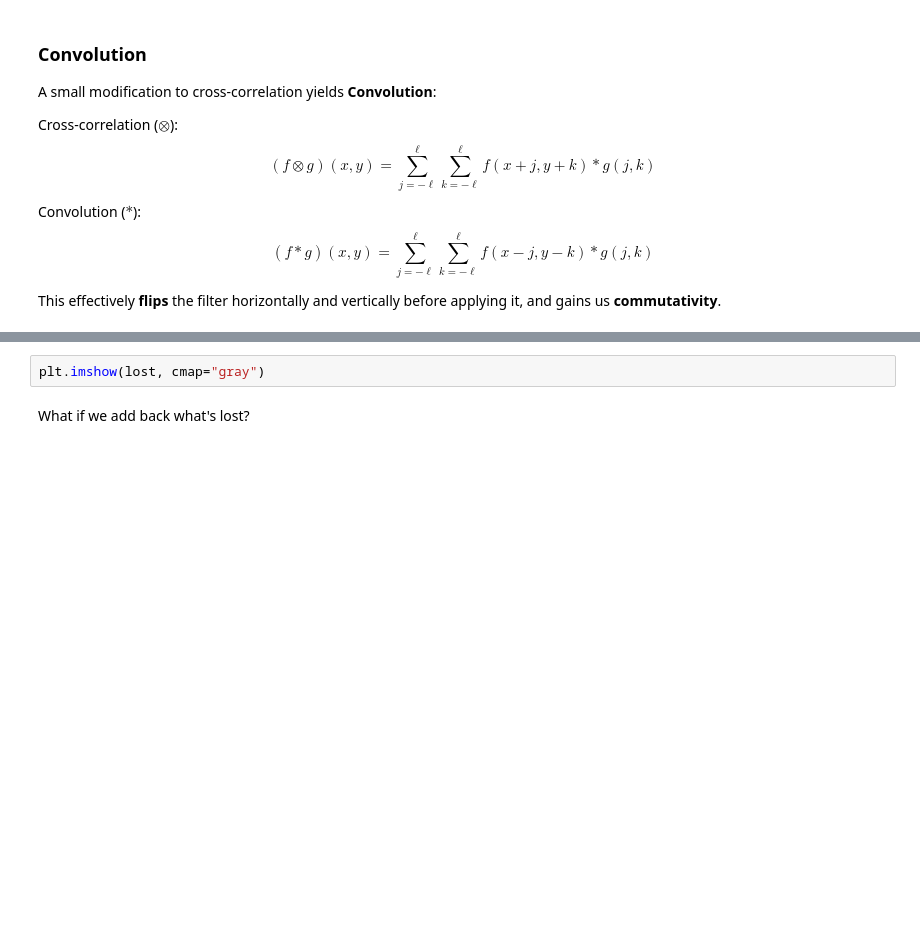
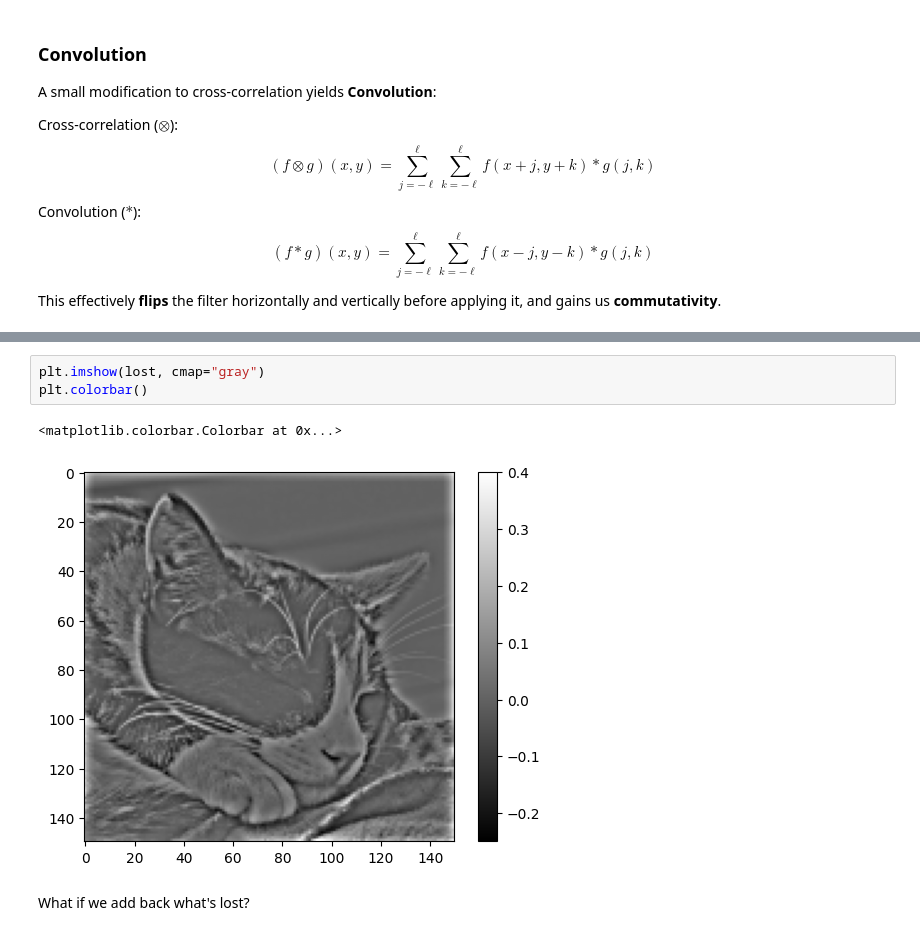
Before and after one commit to cs1053-26w/Lectures, a Jupyter notebook: notebooks/L02_filtering.ipynb, the cells around one changed output, grey strips where cells are left out. Drawn from its saved outputs; the diff is of its cells as text; blank space fills up the shorter version.

```diff
--- a/notebooks/L02_filtering.ipynb
+++ b/notebooks/L02_filtering.ipynb
@@ -356,5 +418,9 @@ plt.imshow(blurred, cmap="gray")
 # %%
 plt.imshow(lost, cmap="gray")
+plt.colorbar()
+# %% [output]
+<matplotlib.colorbar.Colorbar at 0x...>
+[figure, added]
 # %% [markdown]
 What if we add back what's lost?
 # %%
```
Also changed, not shown: parts of 21 cells of this notebook, 2 other files.
